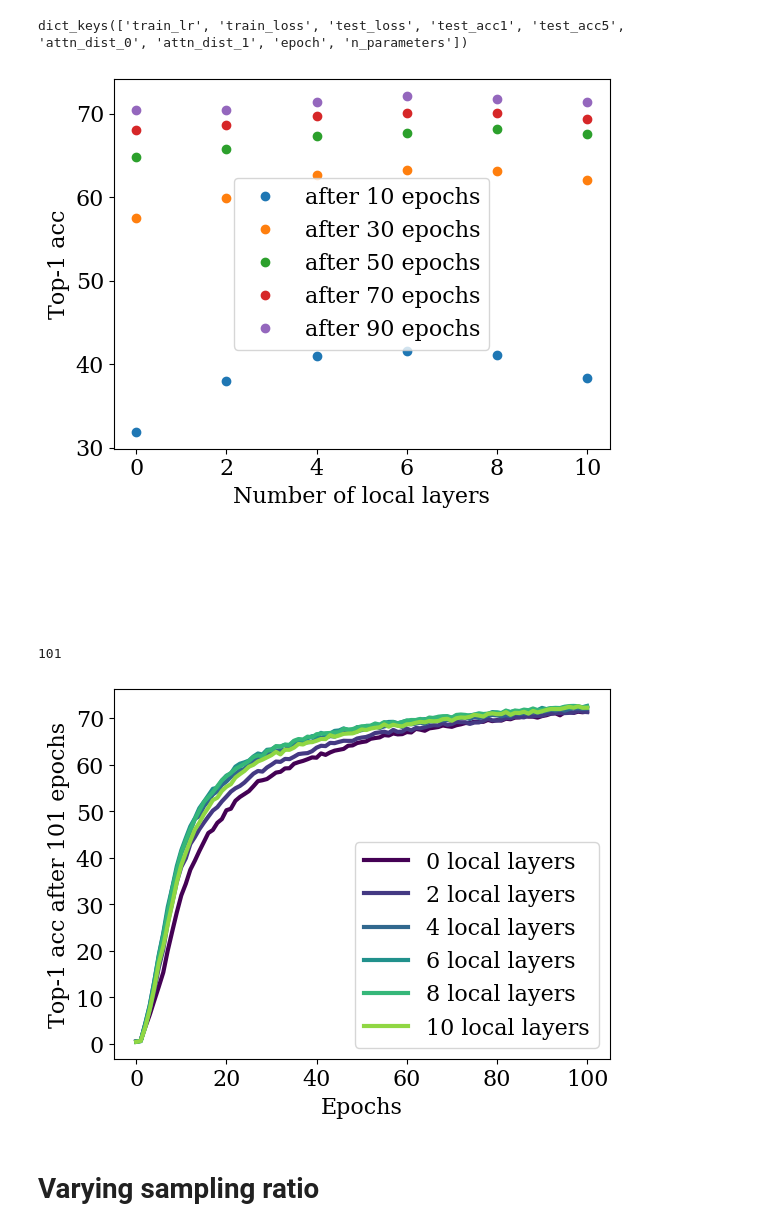
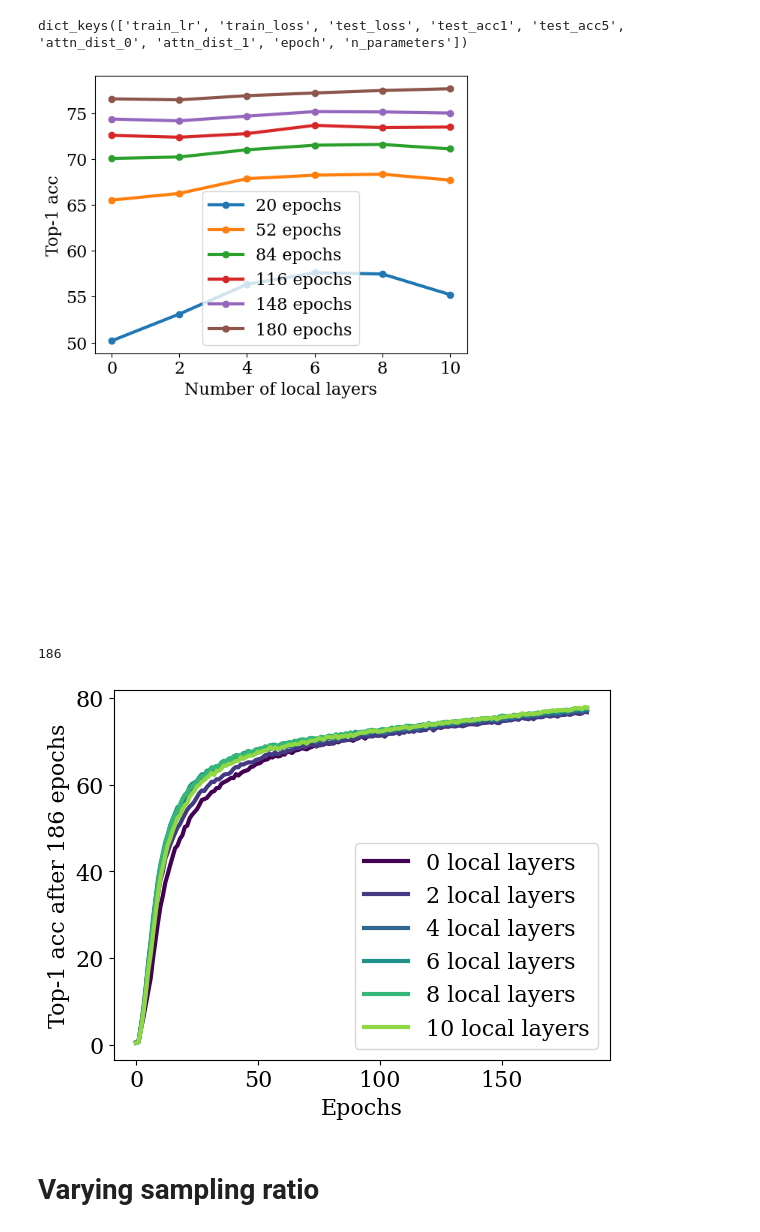
Before and after one commit to sdascoli/deit, a Jupyter notebook: deit.ipynb, the cells around one changed output. Drawn from its saved outputs; the diff is of its cells as text; code cells hidden in the pictures.

```diff
--- a/deit.ipynb
+++ b/deit.ipynb
@@ -79,7 +79,7 @@ for ind in indices:
 
     base = '/checkpoint/leventsagun/deit/'
     paths = sorted(glob.glob(base+'*'), key=os.path.getmtime)
-    paths=[p for p in paths if not p.endswith('init')]
+    paths=[p for p in paths if not p.endswith('pyT')]
     print(paths)
     last = paths[ind]
     path = last
@@ -125,23 +125,22 @@ runs[1]['logs'][0].keys()
 dict_keys(['train_lr', 'train_loss', 'test_loss', 'test_acc1', 'test_acc5', 'attn_dist_0', 'attn_dist_1', 'epoch', 'n_parameters'])
 # %%
 topk=1
-times = range(10,latest,latest//5)
+times = range(20,latest-1,(latest-20)//5-1)
 x, y = [], defaultdict(list)
 for run in runs:
     x.append(run['args'].local_up_to_layer)
     for t in times:
-        acc1[t].append(run['logs'][t]['test_acc{}'.format(topk)])
         y[t].append(run['logs'][t]['test_acc{}'.format(topk)])
 plt.annotate('Baseline',(min(x)+.1,min(y)+.1), color='red')
 
 for t in times:
-    plt.plot(x,y[t], ls='none', marker='o', label='after {} epochs'.format(t))
+    plt.plot(x,y[t], marker='o', label='{} epochs'.format(t))
 plt.legend()
 plt.xlabel('Number of local layers')
 plt.ylabel('Top-{} acc'.format(topk,latest))
 plt.show()
 # %% [output]
-[figure, old version]
+[figure, new version]
 # %%
 latest = min([len(run['logs']) for run in runs])-1
 print(latest)
@@ -160,8 +159,8 @@ plt.xlabel('Epochs')
 plt.ylabel('Top-{} acc after {} epochs'.format(topk,latest))
 plt.show()
 # %% [output]
-101
+186
-[figure, old version]
+[figure, new version]
 # %% [markdown]
 # Varying sampling ratio
 # %%
```
Also changed, not shown: parts of 9 cells of this notebook, 4 other files.
